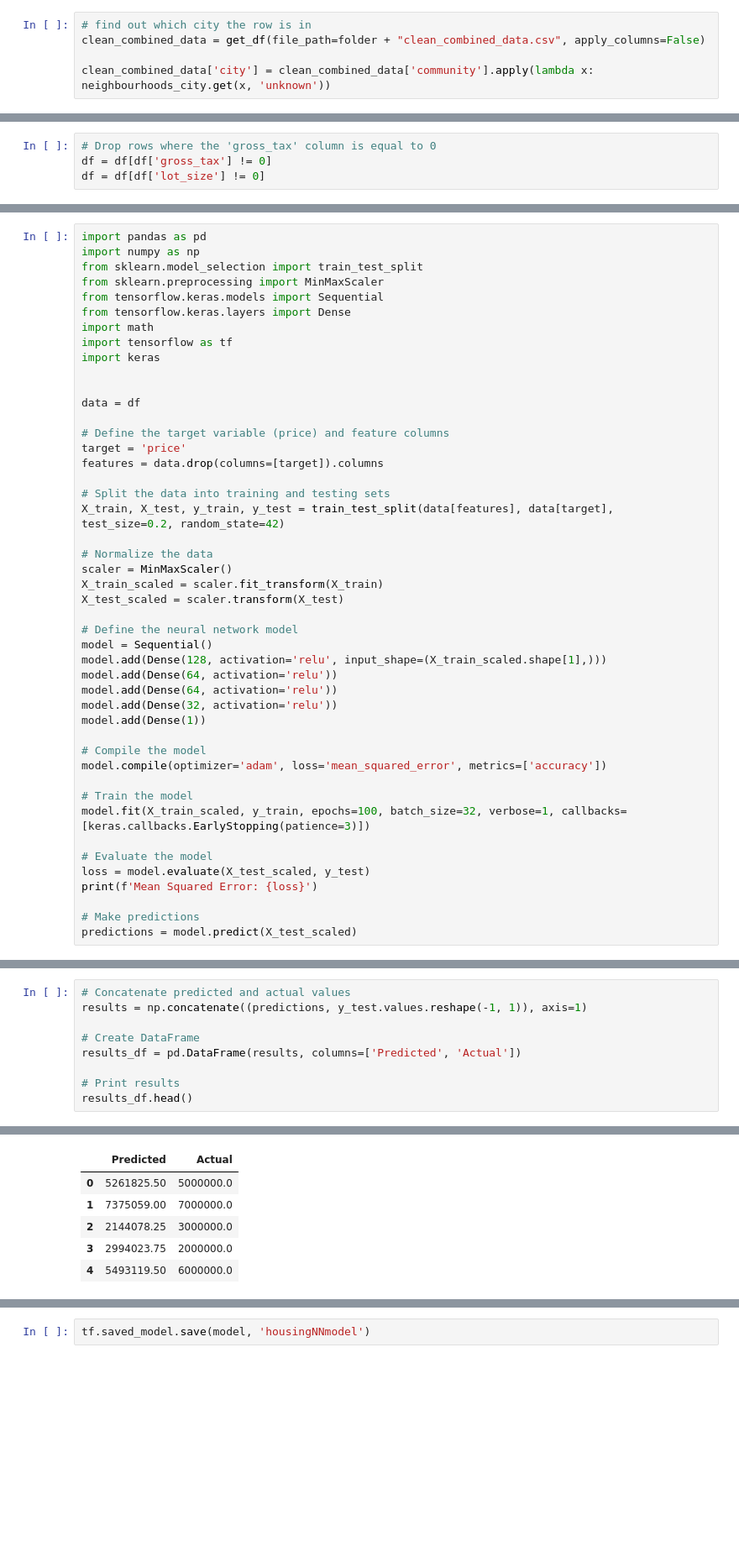
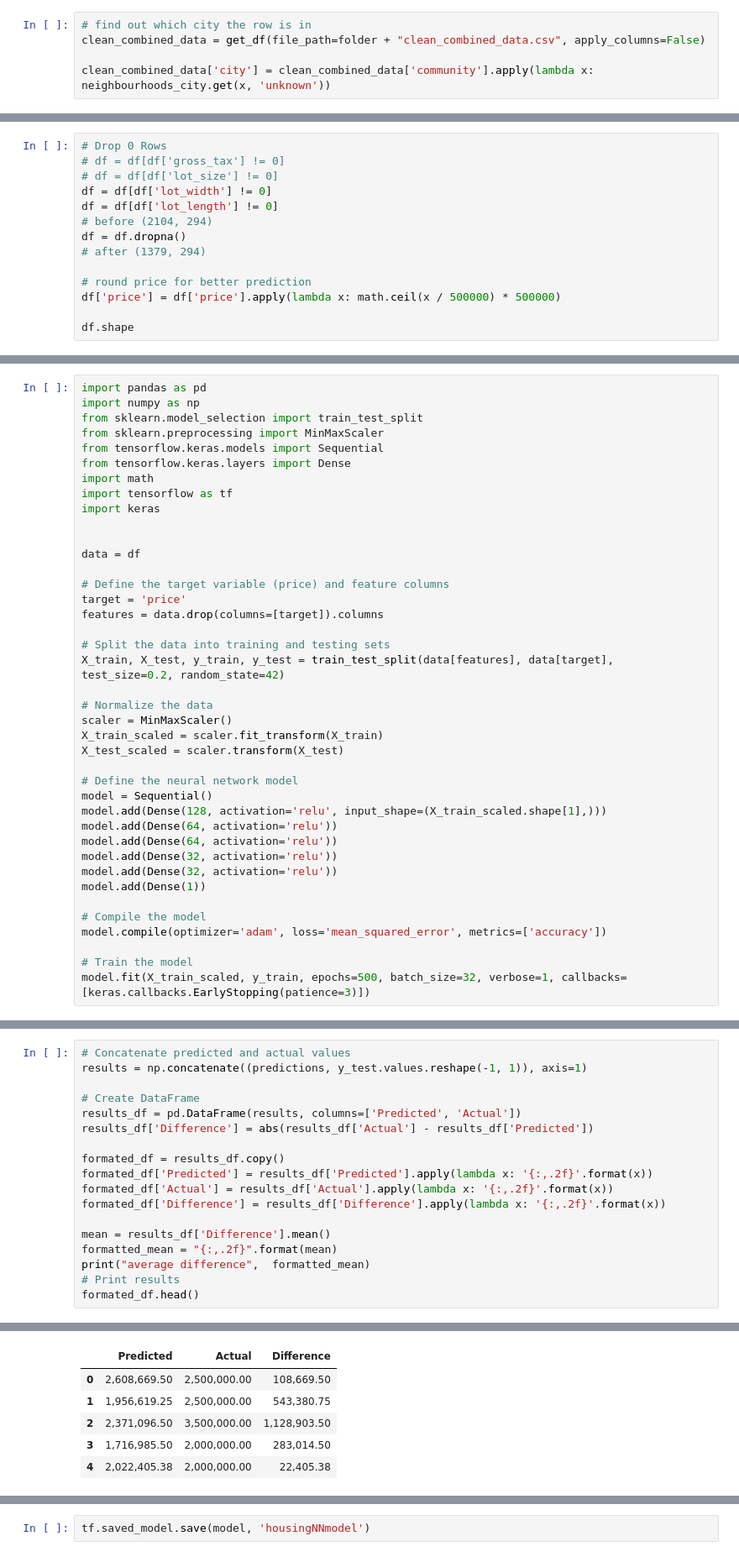
Before and after one commit to Real-Estate-Predictor/Real-Estate-Predictor-V2, a Jupyter notebook: visualize/neural_network.ipynb, the cells around one changed output, grey strips where cells are left out. Shown: that part at 84% size. Saved outputs shown, nothing was run; the diff lists cells and outputs as text; blank space fills up the shorter version.

Commit message:
update nn model

```diff
--- a/visualize/neural_network.ipynb
+++ b/visualize/neural_network.ipynb
@@ -105,6 +125,2 @@ selected_columns = ['address', 'price', 'gross_tax', 'bedrooms',
 
 df = clean_combined_data[selected_columns]
-# %%
-# Drop rows where the 'gross_tax' column is equal to 0
-df = df[df['gross_tax'] != 0]
-df = df[df['lot_size'] != 0]
@@ -110,0 +129,14 @@ df = df[df['lot_size'] != 0]
+# %%
+# Drop 0 Rows
+# df = df[df['gross_tax'] != 0]
+# df = df[df['lot_size'] != 0]
+df = df[df['lot_width'] != 0]
+df = df[df['lot_length'] != 0]
+# before (2104, 294)
+df = df.dropna()
+# after (1379, 294)
+
+# round price for better prediction
+df['price'] = df['price'].apply(lambda x: math.ceil(x / 500000) * 500000)
+
+df.shape
@@ -189,18 +229,12 @@ model.add(Dense(128, activation='relu', input_shape=(X_train_scaled.shape[1],)))
 model.add(Dense(64, activation='relu'))
 model.add(Dense(64, activation='relu'))
 model.add(Dense(32, activation='relu'))
+model.add(Dense(32, activation='relu'))
 model.add(Dense(1))
 
 # Compile the model
 model.compile(optimizer='adam', loss='mean_squared_error', metrics=['accuracy'])
 
 # Train the model
-model.fit(X_train_scaled, y_train, epochs=100, batch_size=32, verbose=1, callbacks=[keras.callbacks.EarlyStopping(patience=3)])
-
-# Evaluate the model
-loss = model.evaluate(X_test_scaled, y_test)
-print(f'Mean Squared Error: {loss}')
-
-# Make predictions
-predictions = model.predict(X_test_scaled)
+model.fit(X_train_scaled, y_train, epochs=500, batch_size=32, verbose=1, callbacks=[keras.callbacks.EarlyStopping(patience=3)])
 # %% [output]
@@ -227,7 +286,16 @@ results = np.concatenate((predictions, y_test.values.reshape(-1, 1)), axis=1)
 
 # Create DataFrame
 results_df = pd.DataFrame(results, columns=['Predicted', 'Actual'])
+results_df['Difference'] = abs(results_df['Actual'] - results_df['Predicted'])
 
+formated_df = results_df.copy()
+formated_df['Predicted'] = results_df['Predicted'].apply(lambda x: '{:,.2f}'.format(x))
+formated_df['Actual'] = results_df['Actual'].apply(lambda x: '{:,.2f}'.format(x))
+formated_df['Difference'] = results_df['Difference'].apply(lambda x: '{:,.2f}'.format(x))
+
+mean = results_df['Difference'].mean()
+formatted_mean = "{:,.2f}".format(mean)
+print("average difference",  formatted_mean)
 # Print results
-results_df.head()
+formated_df.head()
 # %% [output]
@@ -234,9 +303,9 @@ results_df.head()
-|  | Predicted | Actual |
-| 0 | 5261825.50 | 5000000.0 |
-| 1 | 7375059.00 | 7000000.0 |
-| 2 | 2144078.25 | 3000000.0 |
-| 3 | 2994023.75 | 2000000.0 |
-| 4 | 5493119.50 | 6000000.0 |
+|  | Predicted | Actual | Difference |
+| 0 | 2,608,669.50 | 2,500,000.00 | 108,669.50 |
+| 1 | 1,956,619.25 | 2,500,000.00 | 543,380.75 |
+| 2 | 2,371,096.50 | 3,500,000.00 | 1,128,903.50 |
+| 3 | 1,716,985.50 | 2,000,000.00 | 283,014.50 |
+| 4 | 2,022,405.38 | 2,000,000.00 | 22,405.38 |
 # %%
 # Concatenate predicted and actual values
 results = np.concatenate((predictions, y_test.values.reshape(-1, 1)), axis=1)
```
Also changed, not shown: parts of 17 cells of this notebook, 10 other files.
